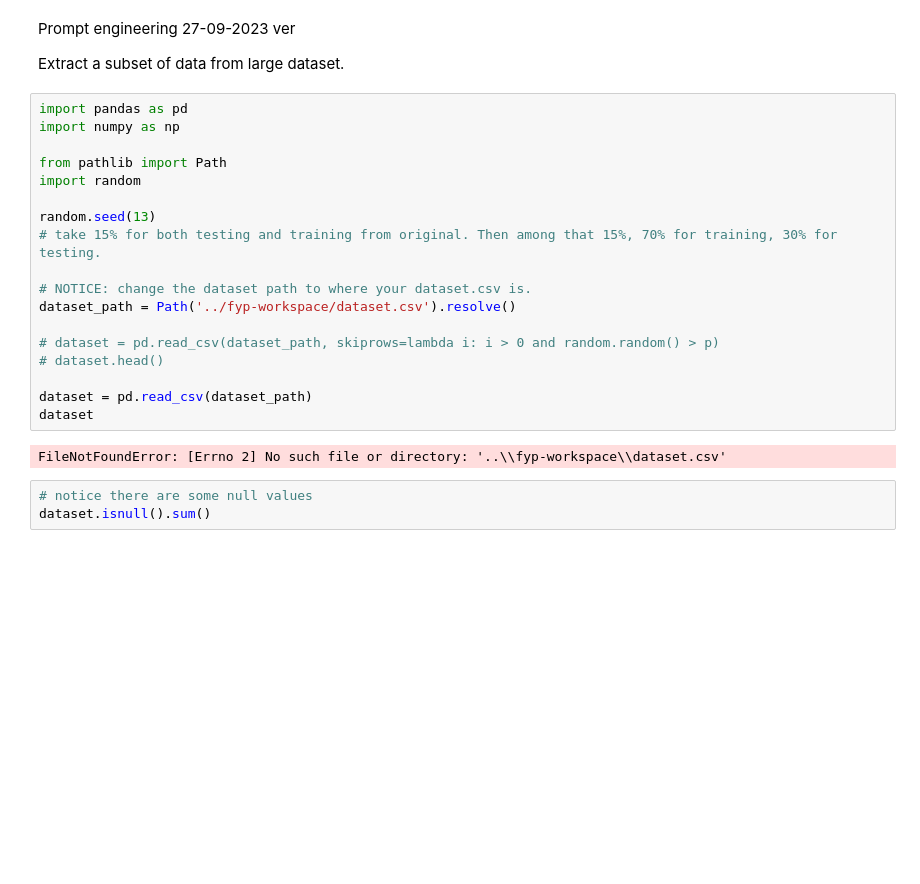
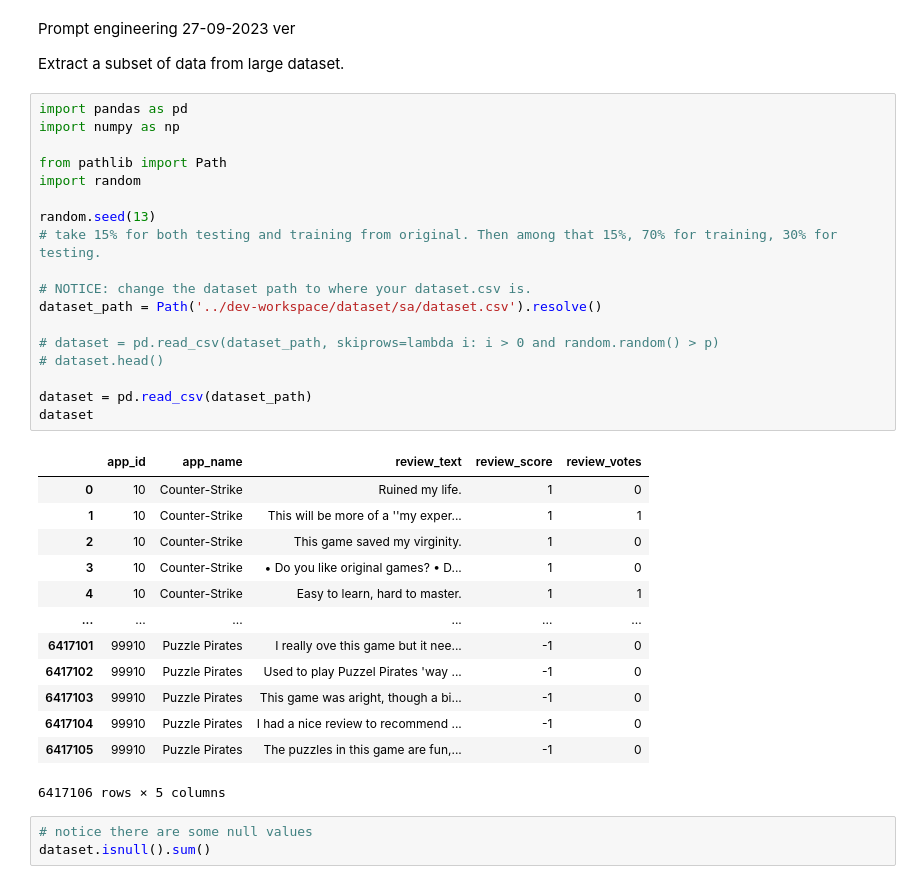
Before and after one commit to JackyLee1230/FYP, a Jupyter notebook: NLP/sa_hkuchatgpt/create_dataset.ipynb, the cells around one changed output. Saved outputs shown, nothing was run; the diff lists cells and outputs as text; blank space fills up the shorter version.

Commit message:
change path to dataset

```diff
--- a/NLP/sa_hkuchatgpt/create_dataset.ipynb
+++ b/NLP/sa_hkuchatgpt/create_dataset.ipynb
@@ -5,23 +5,35 @@ Extract a subset of data from large dataset.
 # %%
 import pandas as pd
 import numpy as np
 
 from pathlib import Path
 import random
 
 random.seed(13)
 # take 15% for both testing and training from original. Then among that 15%, 70% for training, 30% for testing.
 
 # NOTICE: change the dataset path to where your dataset.csv is.
-dataset_path = Path('../fyp-workspace/dataset.csv').resolve()
+dataset_path = Path('../dev-workspace/dataset/sa/dataset.csv').resolve()
 
 # dataset = pd.read_csv(dataset_path, skiprows=lambda i: i > 0 and random.random() > p)
 # dataset.head()
 
 dataset = pd.read_csv(dataset_path)
 dataset
 # %% [output]
+|  | app_id | app_name | review_text | review_score | review_votes |
+| 0 | 10 | Counter-Strike | Ruined my life. | 1 | 0 |
+| 1 | 10 | Counter-Strike | This will be more of a ''my exper... | 1 | 1 |
+| 2 | 10 | Counter-Strike | This game saved my virginity. | 1 | 0 |
+| 3 | 10 | Counter-Strike | • Do you like original games? • D... | 1 | 0 |
+| 4 | 10 | Counter-Strike | Easy to learn, hard to master. | 1 | 1 |
+| ... | ... | ... | ... | ... | ... |
+| 6417101 | 99910 | Puzzle Pirates | I really ove this game but it nee... | -1 | 0 |
+| 6417102 | 99910 | Puzzle Pirates | Used to play Puzzel Pirates 'way ... | -1 | 0 |
+| 6417103 | 99910 | Puzzle Pirates | This game was aright, though a bi... | -1 | 0 |
+| 6417104 | 99910 | Puzzle Pirates | I had a nice review to recommend ... | -1 | 0 |
+| 6417105 | 99910 | Puzzle Pirates | The puzzles in this game are fun,... | -1 | 0 |
-FileNotFoundError: [Errno 2] No such file or directory: '..\\fyp-workspace\\dataset.csv'
+6417106 rows × 5 columns
 # %%
 # notice there are some null values
 dataset.isnull().sum()
```
